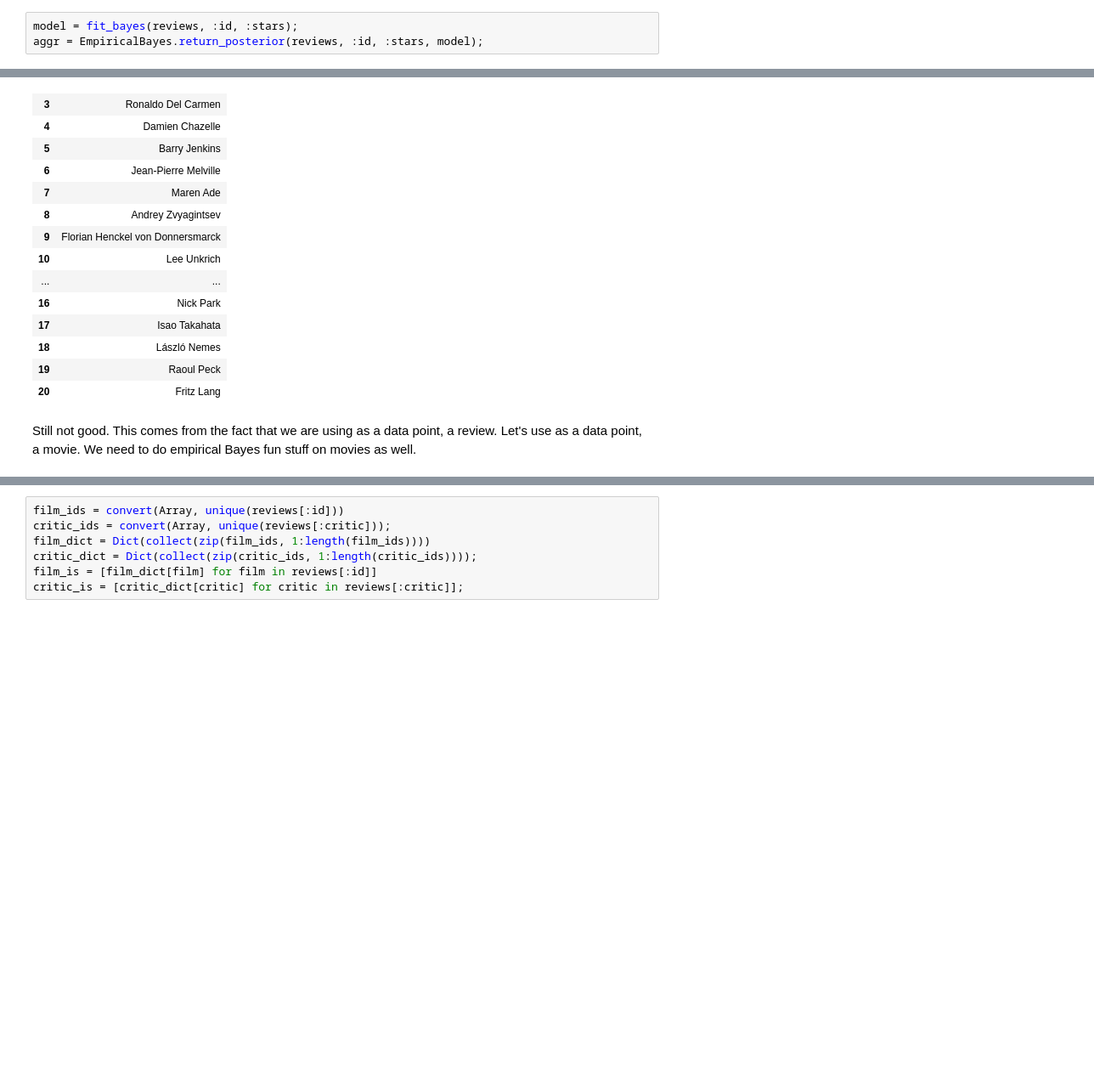
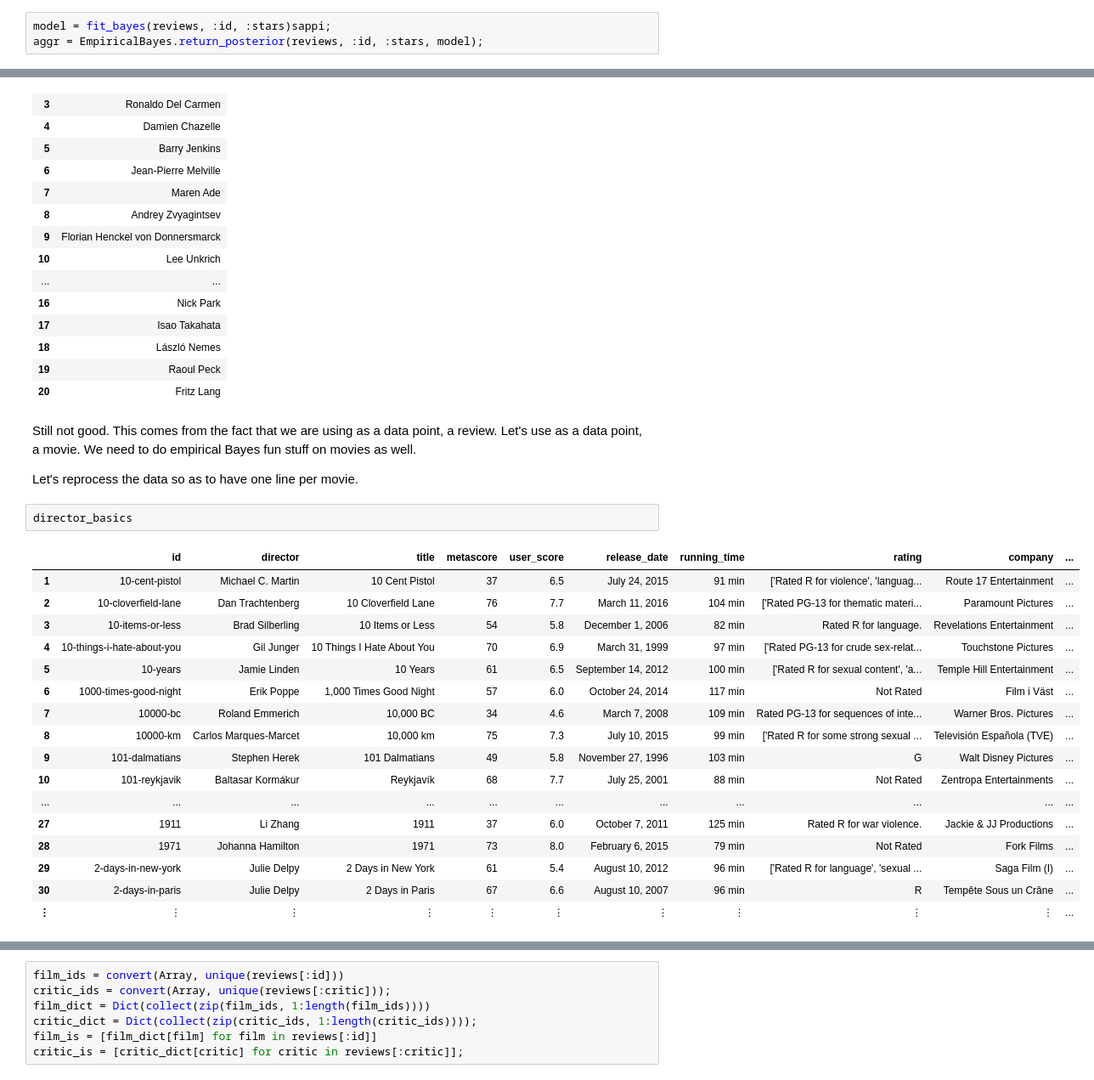
Before and after one commit to henripal/EmpiricalBayes.jl, a Jupyter notebook: notebooks/cf_testing.ipynb, the cells around one changed output, grey strips where cells are left out. Shown at 85% size. Cells and saved outputs as stored; diff of their text form; blank space fills up the shorter version.

Commit message:
refactored code, added tests, added NormalNormal, added dataframe utility for dirichlet

```diff
--- a/notebooks/cf_testing.ipynb
+++ b/notebooks/cf_testing.ipynb
@@ -71,5 +98,5 @@ INFO: Reloading ../src/EmpiricalBayes.jl
 # %%
-model = fit_bayes(reviews, :id, :stars);
+model = fit_bayes(reviews, :id, :stars)sappi;
 aggr = EmpiricalBayes.return_posterior(reviews, :id, :stars, model);
 # %% [markdown]
 Let's add the average rating to the basics dataframe.
@@ -188,6 +215,28 @@ director_reviews_adj[1:20, [:director]]
 | 20 | Fritz Lang |
 # %% [markdown]
 Still not good. This comes from the fact that we are using as a data point, a review. Let's use as a data point, a movie. We need to do empirical Bayes fun stuff on movies as well.
+
+Let's reprocess the data so as to have one line per movie.
+# %%
+director_basics
+# %% [output]
+|  | id | director | title | metascore | user_score | release_date | running_time | rating | company | ... |
+| 1 | 10-cent-pistol | Michael C. Martin | 10 Cent Pistol | 37 | 6.5 | July 24, 2015 | 91 min | ['Rated R for violence', 'languag... | Route 17 Entertainment | ... |
+| 2 | 10-cloverfield-lane | Dan Trachtenberg | 10 Cloverfield Lane | 76 | 7.7 | March 11, 2016 | 104 min | ['Rated PG-13 for thematic materi... | Paramount Pictures | ... |
+| 3 | 10-items-or-less | Brad Silberling | 10 Items or Less | 54 | 5.8 | December 1, 2006 | 82 min | Rated R for language. | Revelations Entertainment | ... |
+| 4 | 10-things-i-hate-about-you | Gil Junger | 10 Things I Hate About You | 70 | 6.9 | March 31, 1999 | 97 min | ['Rated PG-13 for crude sex-relat... | Touchstone Pictures | ... |
+| 5 | 10-years | Jamie Linden | 10 Years | 61 | 6.5 | September 14, 2012 | 100 min | ['Rated R for sexual content', 'a... | Temple Hill Entertainment | ... |
+| 6 | 1000-times-good-night | Erik Poppe | 1,000 Times Good Night | 57 | 6.0 | October 24, 2014 | 117 min | Not Rated | Film i Väst | ... |
+| 7 | 10000-bc | Roland Emmerich | 10,000 BC | 34 | 4.6 | March 7, 2008 | 109 min | Rated PG-13 for sequences of inte... | Warner Bros. Pictures | ... |
+| 8 | 10000-km | Carlos Marques-Marcet | 10,000 km | 75 | 7.3 | July 10, 2015 | 99 min | ['Rated R for some strong sexual ... | Televisión Española (TVE) | ... |
+| 9 | 101-dalmatians | Stephen Herek | 101 Dalmatians | 49 | 5.8 | November 27, 1996 | 103 min | G | Walt Disney Pictures | ... |
+| 10 | 101-reykjavik | Baltasar Kormákur | Reykjavík | 68 | 7.7 | July 25, 2001 | 88 min | Not Rated | Zentropa Entertainments | ... |
+| ... | ... | ... | ... | ... | ... | ... | ... | ... | ... | ... |
+| 27 | 1911 | Li Zhang | 1911 | 37 | 6.0 | October 7, 2011 | 125 min | Rated R for war violence. | Jackie & JJ Productions | ... |
+| 28 | 1971 | Johanna Hamilton | 1971 | 73 | 8.0 | February 6, 2015 | 79 min | Not Rated | Fork Films | ... |
+| 29 | 2-days-in-new-york | Julie Delpy | 2 Days in New York | 61 | 5.4 | August 10, 2012 | 96 min | ['Rated R for language', 'sexual ... | Saga Film (I) | ... |
+| 30 | 2-days-in-paris | Julie Delpy | 2 Days in Paris | 67 | 6.6 | August 10, 2007 | 96 min | R | Tempête Sous un Crâne | ... |
+| ⋮ | ⋮ | ⋮ | ⋮ | ⋮ | ⋮ | ⋮ | ⋮ | ⋮ | ⋮ | ... |
 # %% [markdown]
 ## Non-negative Matrix Factorization for similarity between user and critic.
 The goal here is to:
```
Also changed, not shown: parts of 2 cells of this notebook, 1 other file.
